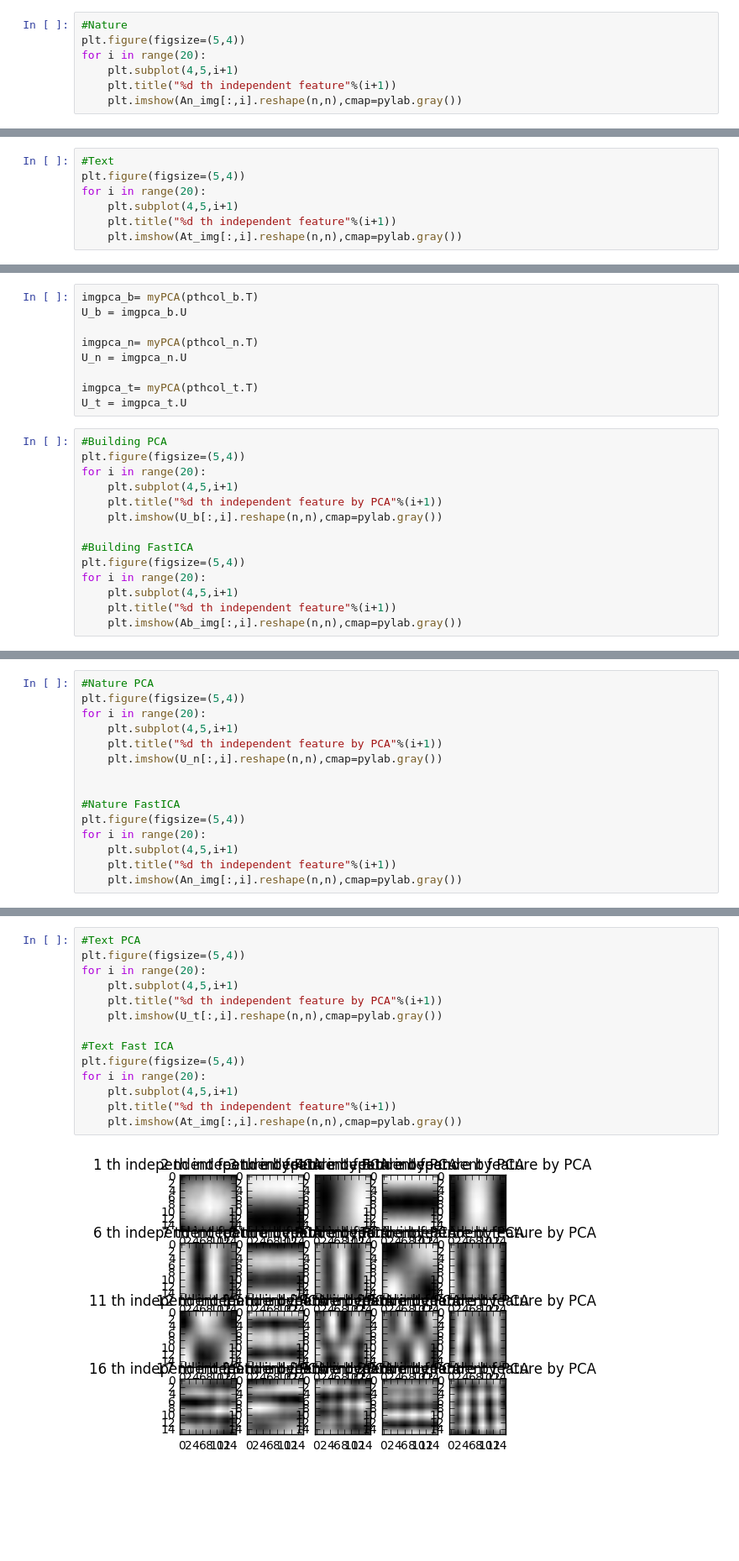
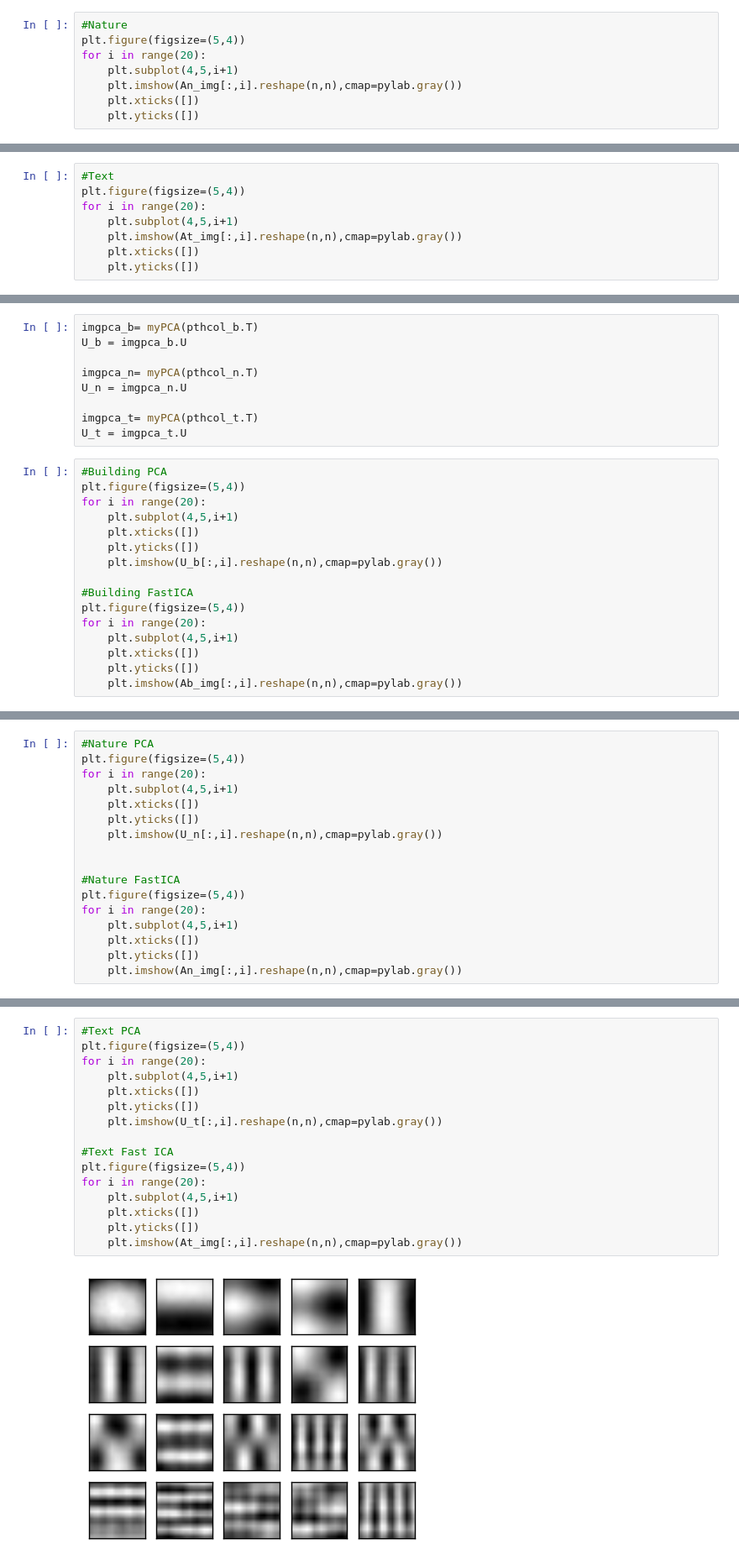
Before and after one commit to feifeizhuge/mi2, a Jupyter notebook: ex07/sheet07.ipynb, the cells around one changed output, grey strips where cells are left out. Shown at 84% size. Saved outputs shown, nothing was run; the diff lists cells and outputs as text; blank space fills up the shorter version.

```diff
--- a/ex07/sheet07.ipynb
+++ b/ex07/sheet07.ipynb
@@ -402,6 +403,7 @@ for i in range(20):
 plt.figure(figsize=(5,4))
 for i in range(20):
     plt.subplot(4,5,i+1)
-    plt.title("%d th independent feature"%(i+1))
     plt.imshow(An_img[:,i].reshape(n,n),cmap=pylab.gray())
+    plt.xticks([])
+    plt.yticks([])
 # %% [output]
@@ -411,6 +413,7 @@ for i in range(20):
 plt.figure(figsize=(5,4))
 for i in range(20):
     plt.subplot(4,5,i+1)
-    plt.title("%d th independent feature"%(i+1))
     plt.imshow(At_img[:,i].reshape(n,n),cmap=pylab.gray())
+    plt.xticks([])
+    plt.yticks([])
 # %% [output]
@@ -454,13 +457,15 @@ U_t = imgpca_t.U
 plt.figure(figsize=(5,4))
 for i in range(20):
     plt.subplot(4,5,i+1)
-    plt.title("%d th independent feature by PCA"%(i+1))
+    plt.xticks([])
+    plt.yticks([])
     plt.imshow(U_b[:,i].reshape(n,n),cmap=pylab.gray())
 
 #Building FastICA
 plt.figure(figsize=(5,4))
 for i in range(20):
     plt.subplot(4,5,i+1)
-    plt.title("%d th independent feature"%(i+1))
+    plt.xticks([])
+    plt.yticks([])
     plt.imshow(Ab_img[:,i].reshape(n,n),cmap=pylab.gray())
 # %% [output]
@@ -471,7 +476,8 @@ for i in range(20):
 plt.figure(figsize=(5,4))
 for i in range(20):
     plt.subplot(4,5,i+1)
-    plt.title("%d th independent feature by PCA"%(i+1))
+    plt.xticks([])
+    plt.yticks([])
     plt.imshow(U_n[:,i].reshape(n,n),cmap=pylab.gray())
 
 
@@ -479,6 +485,7 @@ for i in range(20):
 plt.figure(figsize=(5,4))
 for i in range(20):
     plt.subplot(4,5,i+1)
-    plt.title("%d th independent feature"%(i+1))
+    plt.xticks([])
+    plt.yticks([])
     plt.imshow(An_img[:,i].reshape(n,n),cmap=pylab.gray())
 # %% [output]
@@ -487,16 +494,18 @@ for i in range(20):
 # %%
 #Text PCA
 plt.figure(figsize=(5,4))
 for i in range(20):
     plt.subplot(4,5,i+1)
-    plt.title("%d th independent feature by PCA"%(i+1))
+    plt.xticks([])
+    plt.yticks([])
     plt.imshow(U_t[:,i].reshape(n,n),cmap=pylab.gray())
 
 #Text Fast ICA
 plt.figure(figsize=(5,4))
 for i in range(20):
     plt.subplot(4,5,i+1)
-    plt.title("%d th independent feature"%(i+1))
+    plt.xticks([])
+    plt.yticks([])
     plt.imshow(At_img[:,i].reshape(n,n),cmap=pylab.gray())
 # %% [output]
-[figure, old version]
+[figure, new version]
```
Also changed, not shown: parts of 6 cells of this notebook.
